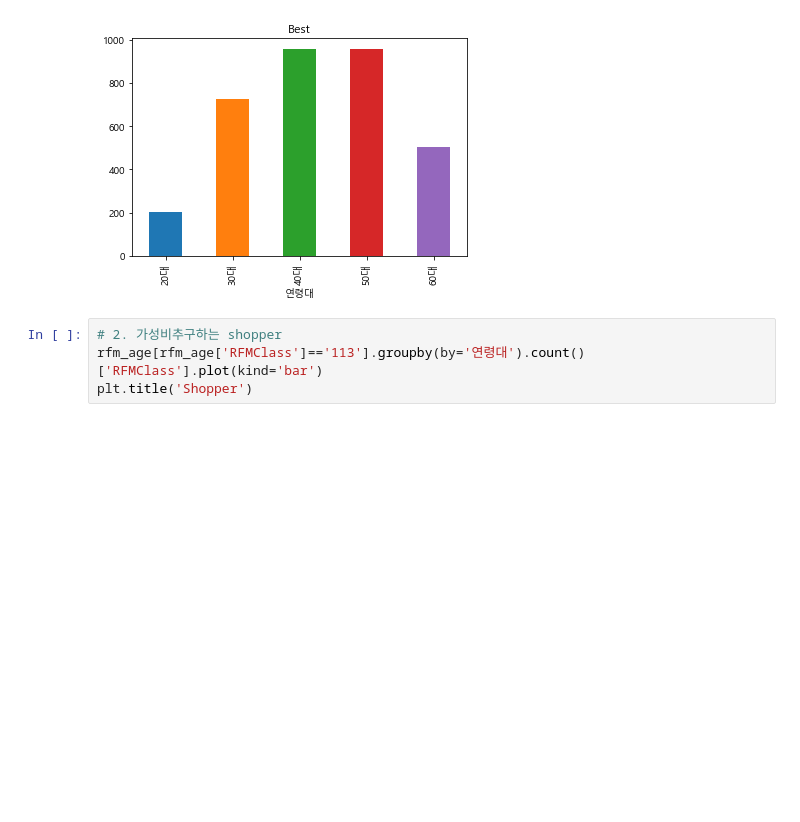
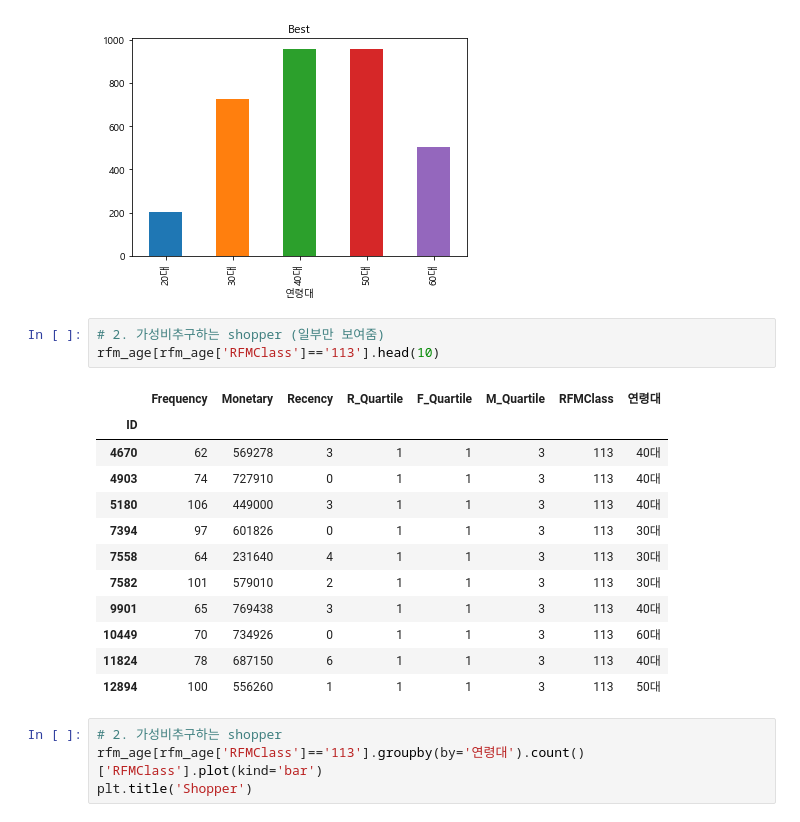
Before and after one commit to vlufoot/smu_team_6, a Jupyter notebook: RFM_segmentation.ipynb, the cells around one changed output. Saved outputs shown, nothing was run; the diff lists cells and outputs as text; blank space fills up the shorter version.

```diff
--- a/RFM_segmentation.ipynb
+++ b/RFM_segmentation.ipynb
@@ -150,6 +166,22 @@ plt.title('Best')
 # %% [output]
 Text(0.5,1,'Best')
 [figure]
+# %%
+# 2. 가성비추구하는 shopper (일부만 보여줌)
+rfm_age[rfm_age['RFMClass']=='113'].head(10)
+# %% [output]
+|  | Frequency | Monetary | Recency | R_Quartile | F_Quartile | M_Quartile | RFMClass | 연령대 |
+| ID |  |  |  |  |  |  |  |  |
+| 4670 | 62 | 569278 | 3 | 1 | 1 | 3 | 113 | 40대 |
+| 4903 | 74 | 727910 | 0 | 1 | 1 | 3 | 113 | 40대 |
+| 5180 | 106 | 449000 | 3 | 1 | 1 | 3 | 113 | 40대 |
+| 7394 | 97 | 601826 | 0 | 1 | 1 | 3 | 113 | 30대 |
+| 7558 | 64 | 231640 | 4 | 1 | 1 | 3 | 113 | 30대 |
+| 7582 | 101 | 579010 | 2 | 1 | 1 | 3 | 113 | 30대 |
+| 9901 | 65 | 769438 | 3 | 1 | 1 | 3 | 113 | 40대 |
+| 10449 | 70 | 734926 | 0 | 1 | 1 | 3 | 113 | 60대 |
+| 11824 | 78 | 687150 | 6 | 1 | 1 | 3 | 113 | 40대 |
+| 12894 | 100 | 556260 | 1 | 1 | 1 | 3 | 113 | 50대 |
 # %%
 # 2. 가성비추구하는 shopper
 rfm_age[rfm_age['RFMClass']=='113'].groupby(by='연령대').count()['RFMClass'].plot(kind='bar')
```
Also changed, not shown: parts of 4 cells of this notebook.
